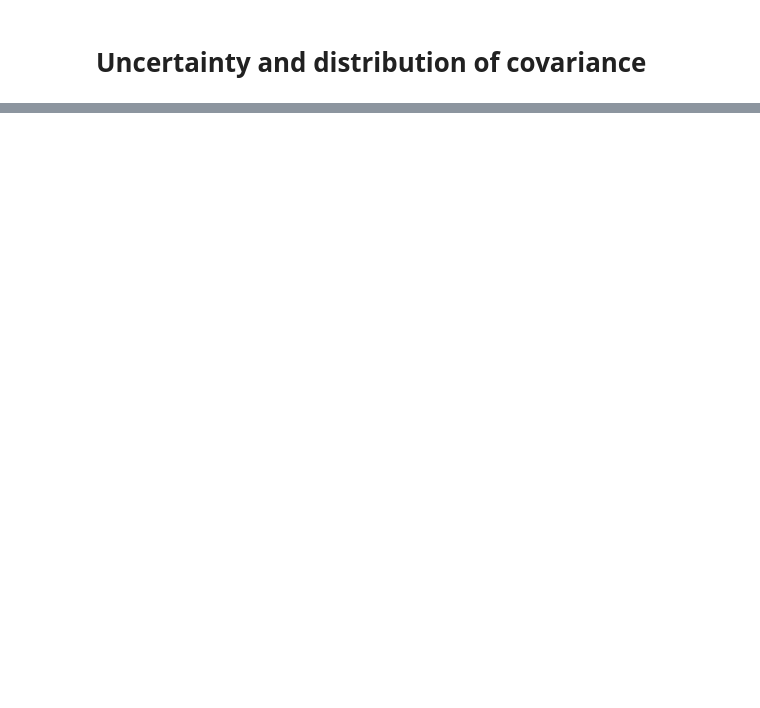
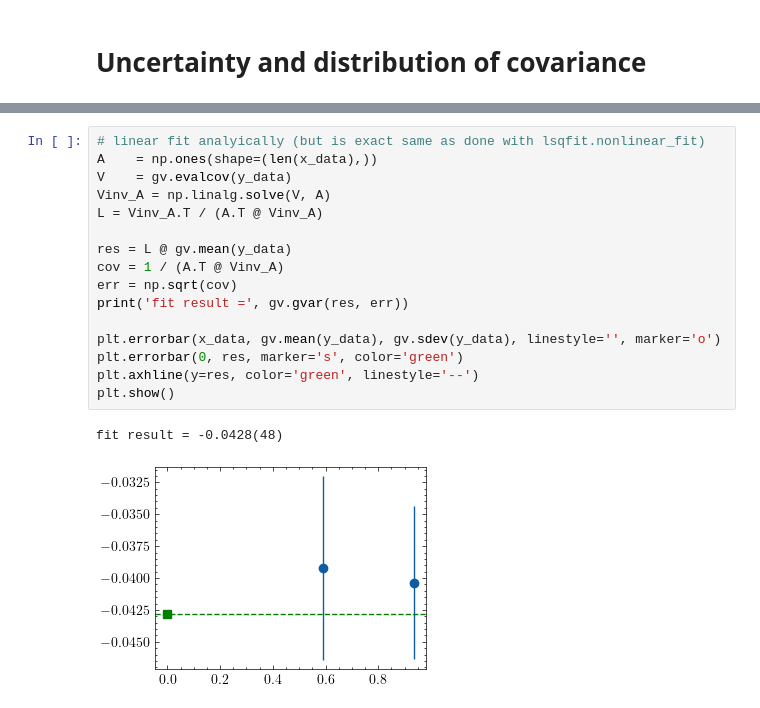
Before and after one commit to lsnbr/milc_luis, a Jupyter notebook: zeugs/ana_and_plotting_scripts/testing_zero_flowtime_fits.ipynb, the cells around one changed output, grey strips where cells are left out. Cells and saved outputs as stored; diff of their text form; blank space fills up the shorter version.

```diff
--- a/zeugs/ana_and_plotting_scripts/testing_zero_flowtime_fits.ipynb
+++ b/zeugs/ana_and_plotting_scripts/testing_zero_flowtime_fits.ipynb
@@ -122,0 +106,19 @@ plt.show()
+# %%
+# linear fit analyically (but is exact same as done with lsqfit.nonlinear_fit)
+A    = np.ones(shape=(len(x_data),))
+V    = gv.evalcov(y_data)
+Vinv_A = np.linalg.solve(V, A)
+L = Vinv_A.T / (A.T @ Vinv_A)
+
+res = L @ gv.mean(y_data)
+cov = 1 / (A.T @ Vinv_A)
+err = np.sqrt(cov)
+print('fit result =', gv.gvar(res, err))
+
+plt.errorbar(x_data, gv.mean(y_data), gv.sdev(y_data), linestyle='', marker='o')
+plt.errorbar(0, res, marker='s', color='green')
+plt.axhline(y=res, color='green', linestyle='--')
+plt.show()
+# %% [output]
+fit result = -0.0428(48)
+[figure, new version]
```
Also changed, not shown: parts of 12 cells of this notebook, 1 other file.
